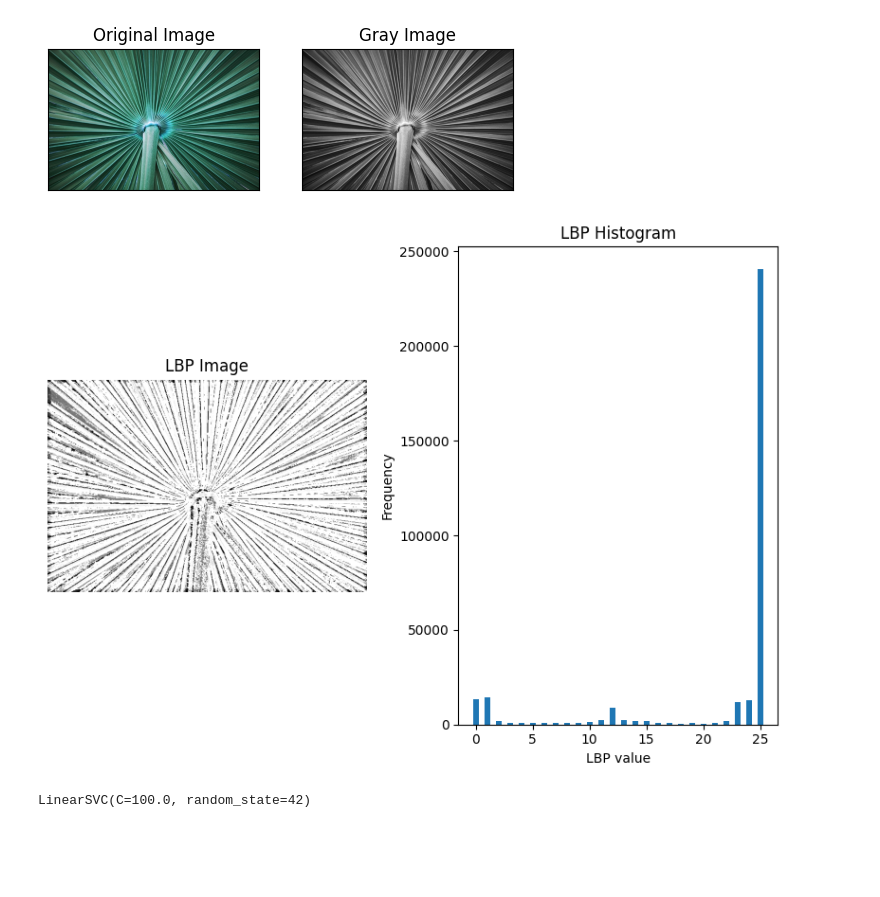
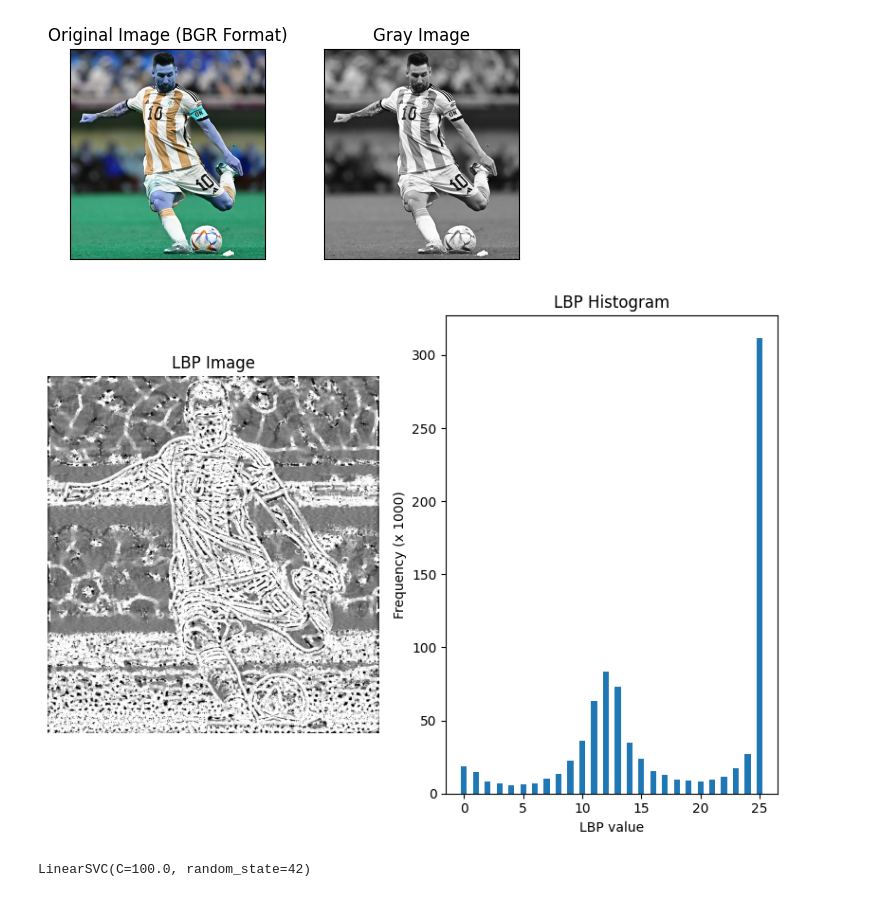
Before and after one commit to dakshgehlot/Digital-Image-Processing-Project, a Jupyter notebook: texture_analysis.ipynb, the cells around one changed output. Cells and saved outputs as stored; diff of their text form; code cells hidden in the pictures; blank space fills up the shorter version.

```diff
--- a/texture_analysis.ipynb
+++ b/texture_analysis.ipynb
@@ -11,14 +11,14 @@ numPoints = 24
 radius = 8
 # %%
-image = cv.imread('images/leaf.jpg')
+image = cv.imread('images/messi.png')
 gray_im = cv.cvtColor(image, cv.COLOR_BGR2GRAY)
 # %%
 plt.figure(figsize=(6,6))
 plt.subplot(221), plt.imshow(image, cmap='gray')
-plt.title('Original Image'), plt.xticks([]), plt.yticks([])
+plt.title('Original Image (BGR Format)'), plt.xticks([]), plt.yticks([])
 plt.subplot(222), plt.imshow(gray_im, cmap='gray')
 plt.title('Gray Image'), plt.xticks([]), plt.yticks([])
 plt.show()
 # %% [output]
-[figure, old version]
+[figure, new version]
 # %%
@@ -40,10 +42,10 @@ plt.subplot(1, 2, 2)
 plt.bar(np.arange(len(hist)), hist, width=0.5)
 plt.title('LBP Histogram')
 plt.xlabel('LBP value')
-plt.ylabel('Frequency')
+plt.ylabel('Frequency (x 1000)')
 
 plt.tight_layout()
 plt.show()
 # %% [output]
-[figure, old version]
+[figure, new version]
 # %%
```
Also changed, not shown: parts of 7 cells of this notebook, 45 other files.
